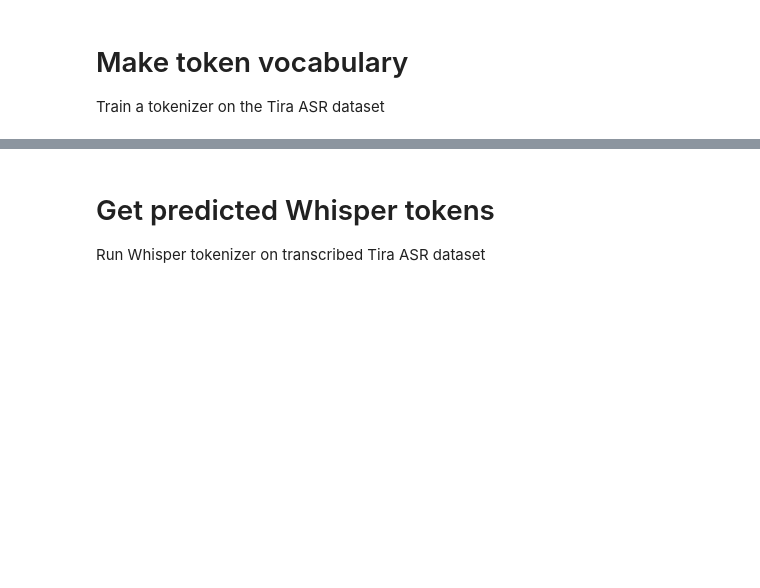
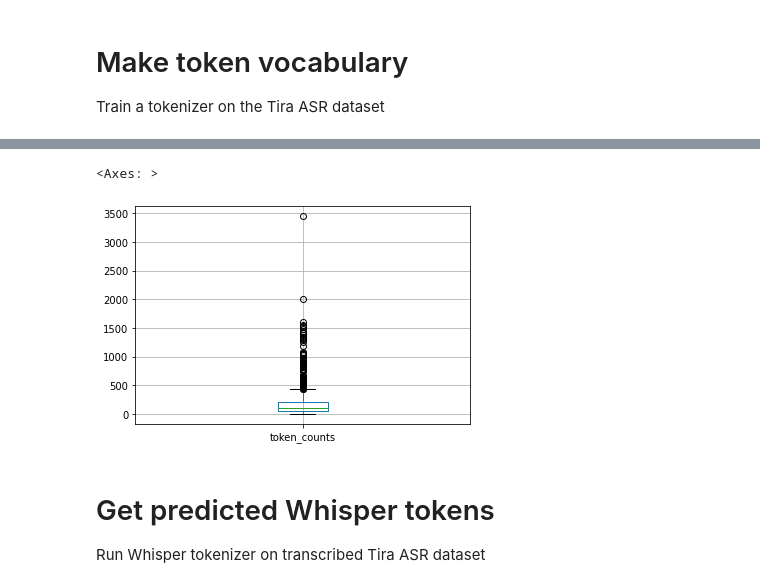
Before and after one commit to markjosims/malachor5, a Jupyter notebook: notebooks/tokenization_experiment/tira_tokenization.ipynb, the cells around one changed output, grey strips where cells are left out. Drawn from its saved outputs; the diff is of its cells as text; code cells hidden in the pictures; blank space fills up the shorter version.

```diff
--- a/notebooks/tokenization_experiment/tira_tokenization.ipynb
+++ b/notebooks/tokenization_experiment/tira_tokenization.ipynb
@@ -98,3 +143,8 @@ pd.Series(tokenized_corpus_concat).unique().shape
+# %%
+pd.DataFrame({'token_counts':token_counts}).boxplot('token_counts')
+# %% [output]
+<Axes: >
+[figure, added]
 # %% [markdown]
 # Get predicted Whisper tokens
 Run Whisper tokenizer on transcribed Tira ASR dataset
```
Also changed, not shown: parts of 61 cells of this notebook.
